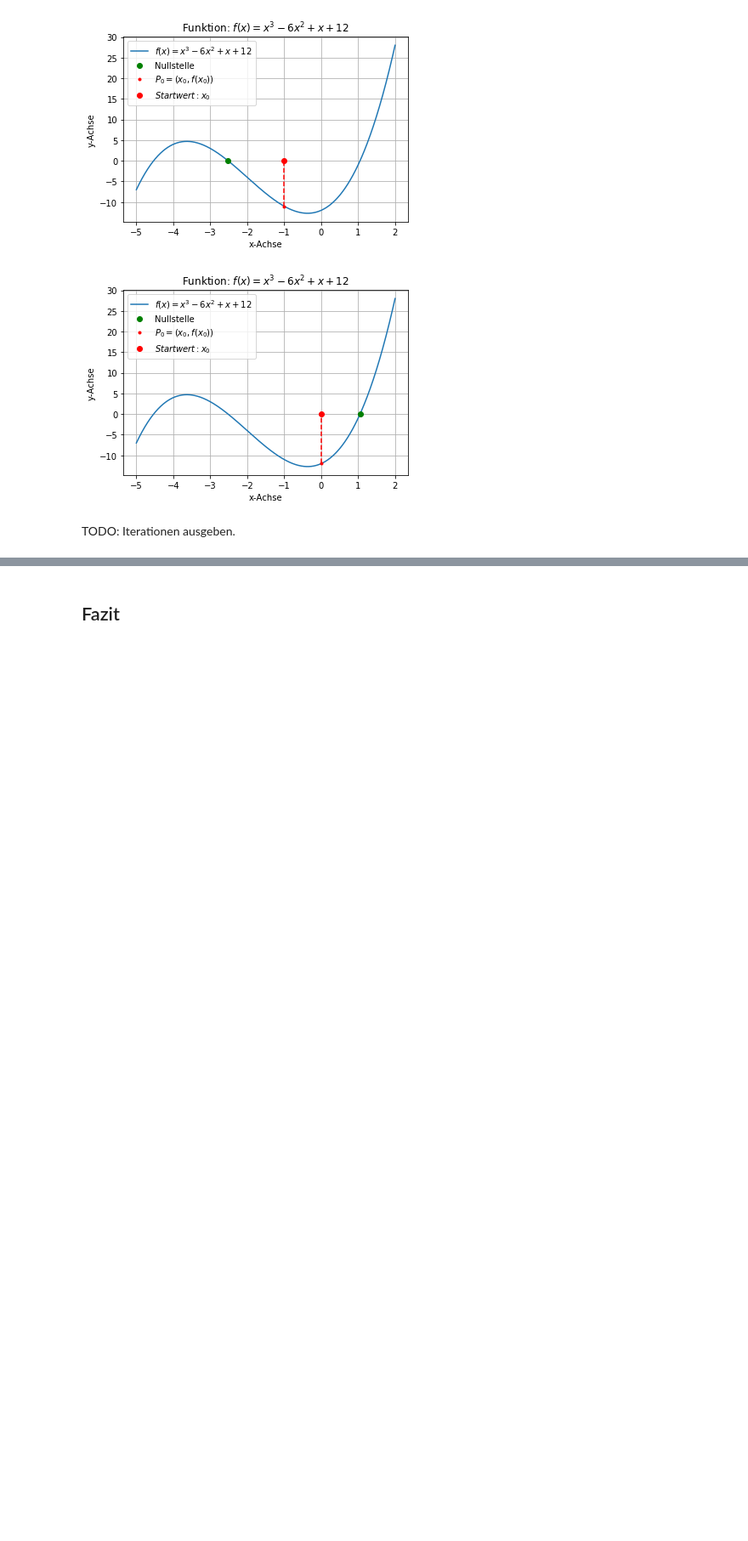
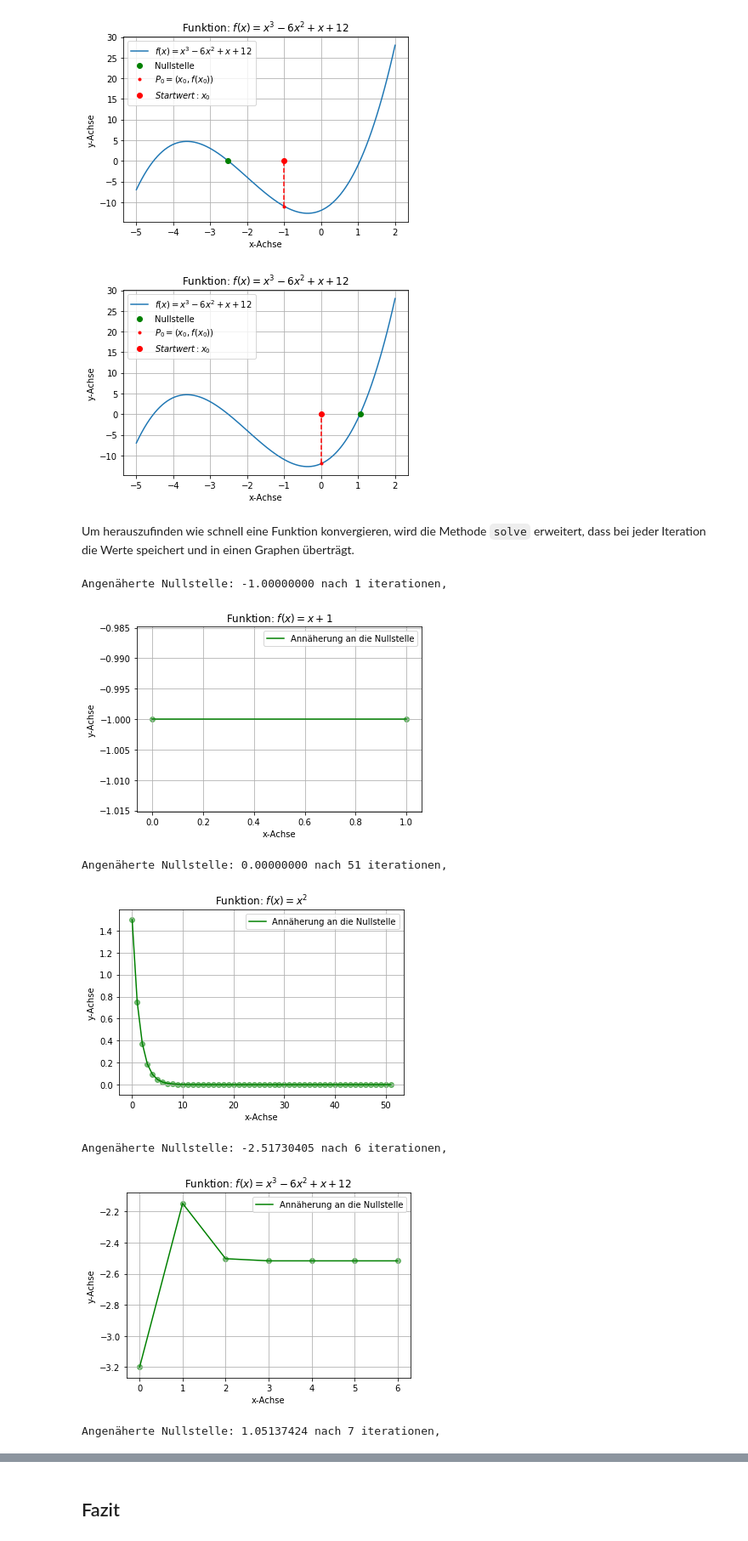
Before and after one commit to cheorges/Analysis-With-Python, a Jupyter notebook: Newton-Verfahren.ipynb, the cells around one changed output, grey strips where cells are left out. Shown at 85% size. Drawn from its saved outputs; the diff is of its cells as text; code cells hidden in the pictures; blank space fills up the shorter version.

```diff
--- a/Newton-Verfahren.ipynb
+++ b/Newton-Verfahren.ipynb
@@ -168,7 +165,6 @@ x = sp.Symbol('x')
 f_1 = x + 1
 f_2 = x**2
 f_3 = x**3 + 6*x**2 + 4*x - 12
-f_4 = x**4 + 2
 
 """
 Liste aus:
@@ -180,8 +176,7 @@ Liste aus:
 funktionen = [(f_1, 2, -3, 3, r"$f(x)=x+1$"),
               (f_2, 3, -4, 4, r"$f(x)=x^2$"),
               (f_3, -1, -5, 2, r"$f(x)=x^3-6x^2+x+12$"),
-              (f_3, 0, -5, 2, r"$f(x)=x^3-6x^2+x+12$"),
-              (f_4, 3, -4, 4, r"$f(x)=x**4+2$")]
+              (f_3, 0, -5, 2, r"$f(x)=x^3-6x^2+x+12$")]
 # %%
 from prettytable import PrettyTable
 
@@ -198,9 +193,9 @@ tabelle.field_names = ["Funktion", "Nullstelle", "Startwert", "Iterationen"]
 
 for f, x0, start, ende, f_text in funktionen:
     try:
-        x_nullstelle, iteration = solve(f, x0)
-        tabelle.add_row([f, float(x_nullstelle), x0, iteration])
+        nullstellen_iterationen = solve(f, x0)
+        tabelle.add_row([f, float(nullstellen_iterationen[-1]), x0, len(nullstellen_iterationen)])
     except Exception as e:
-        print(str(e))
+        print(f'Fehler: {f} - {str(e)}')
 
 print(tabelle)
@@ -220,10 +226,10 @@ Erstell für jede Funktion eine Graphen welche die
 
 for f, x0, start, ende, f_text in funktionen:
     try:
-        x_nullstelle, iteration = solve(f, x0)
+        nullstellen_iterationen = solve(f, x0)
 
         # Daten für die Grafik aufbereiten
-        x_values = np.linspace(start, ende, 1000)
+        x_values = np.linspace(start, ende, 100)
         y_values = []
 
         for x_value in x_values:
@@ -239,7 +245,7 @@ for f, x0, start, ende, f_text in funktionen:
         # Funktion f in den Graphen zeichnen
         plt.plot(x_values, y_values, label=f_text)
         # Nullstelle in den Graphen zeichnen
-        plt.plot(float(x_nullstelle), 0, 'og', label='Nullstelle')
+        plt.plot(float(nullstellen_iterationen[-1]), 0, 'og', label='Nullstelle')
         # Startwert x0 und P0 in den Graphen zeichnen und mit vertikalen Liene verbinden
         plt.plot(x0, f.subs(x, x0), '.r', label=r"$P_0=(x_0, f(x_0))$")
         plt.plot(x0, 0, 'or', label=r"$Startwert: x_0$")
@@ -254,5 +260,37 @@ for f, x0, start, ende, f_text in funktionen:
 [figure]
 [figure]
 [figure]
-# %% [markdown]
-TODO: Iterationen ausgeben.
+# %% [markdown]
+Um herauszufinden wie schnell eine Funktion konvergieren, wird die Methode `solve` erweitert, dass bei jeder Iteration die Werte speichert und in einen Graphen überträgt.
+# %%
+import numpy as np
+import matplotlib.pyplot as plt
+
+
+for f, x0, start, ende, f_text in funktionen:
+    try:
+        nullstellen, iteration = solve2(f, x0)
+        print('Angenäherte Nullstelle: {:.8f} nach {} iterationen,'.format(float(nullstellen[-1]), iteration))
+
+        # Graphik erstellen
+        plt.title(f'Funktion: {f_text}')
+        plt.xlabel('x-Achse')
+        plt.ylabel('y-Achse')
+        plt.grid(True)
+
+        # Funktion f in den Graphen zeichnen
+        plt.scatter(range(len(nullstellen)), nullstellen, color='g', alpha=0.5)
+        plt.plot(range(len(nullstellen)), nullstellen, 'g', label="Annäherung an die Nullstelle")
+
+        plt.legend()
+        plt.show()
+    except Exception as e:
+        print(str(e))
+# %% [output]
+Angenäherte Nullstelle: -1.00000000 nach 1 iterationen,
+[figure, added]
+Angenäherte Nullstelle: 0.00000000 nach 51 iterationen,
+[figure, added]
+Angenäherte Nullstelle: -2.51730405 nach 6 iterationen,
+[figure, added]
+Angenäherte Nullstelle: 1.05137424 nach 7 iterationen,
```
Also changed, not shown: parts of 8 cells of this notebook.
